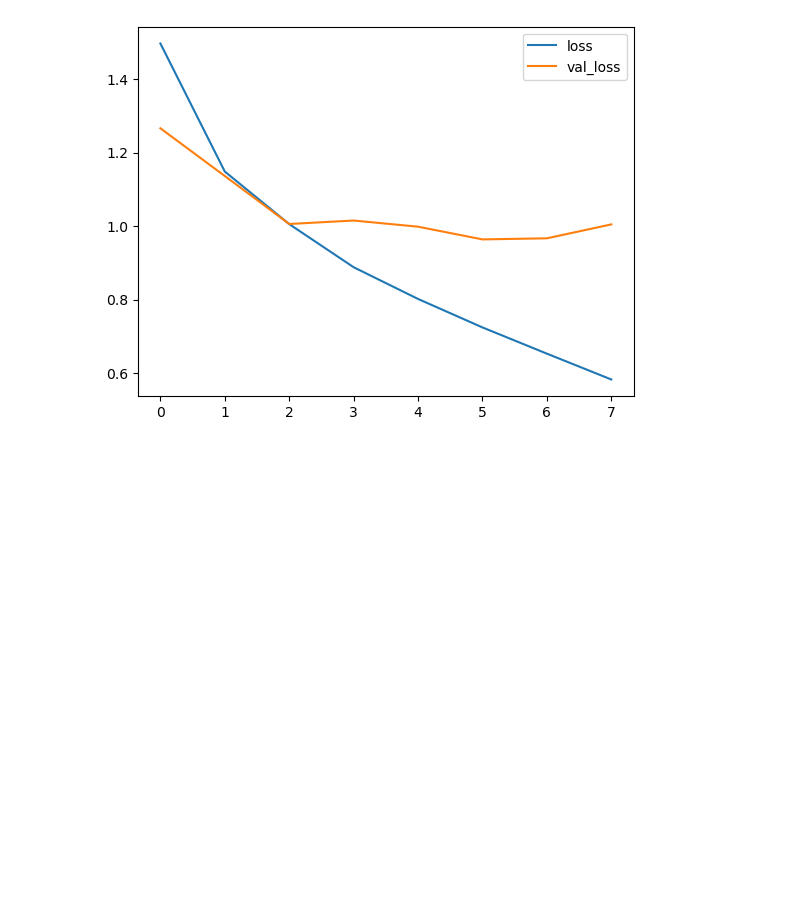
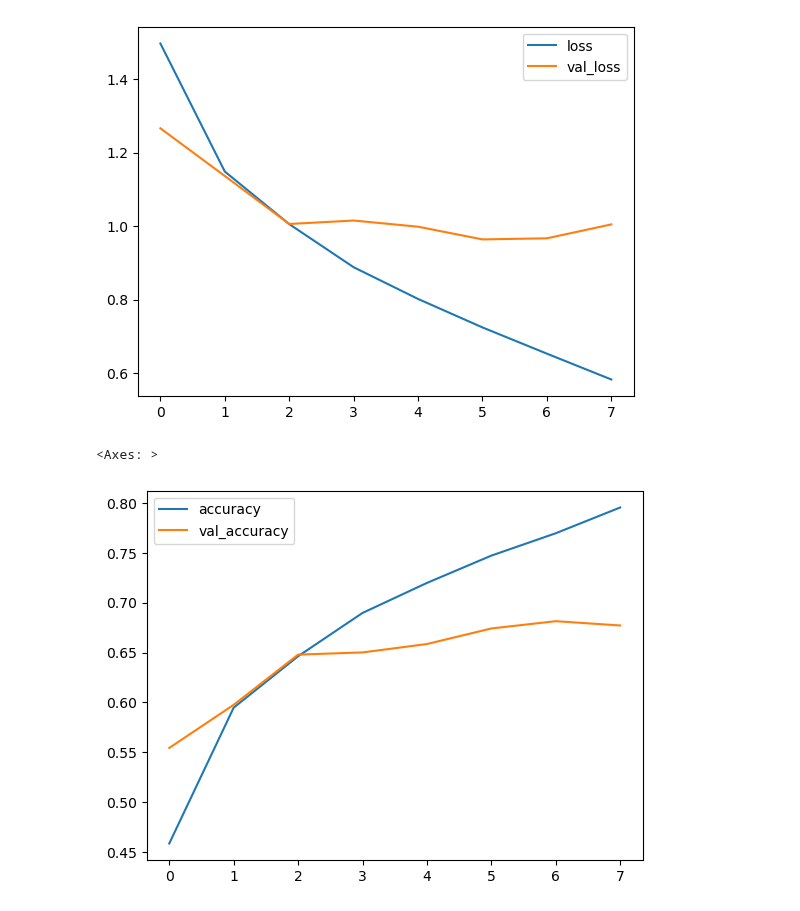
Before and after one commit to dancanyego/Deep-Learning-and-Neural-nets, a Jupyter notebook: CNN/Dealing with colored data.ipynb, the cells around one changed output. Drawn from its saved outputs; the diff is of its cells as text; code cells hidden in the pictures; blank space fills up the shorter version.

Commit message:
metrics

```diff
--- a/CNN/Dealing with colored data.ipynb
+++ b/CNN/Dealing with colored data.ipynb
@@ -157,3 +157,8 @@ metrics[['loss','val_loss']].plot()
 # %% [output]
 <Axes: >
 [figure]
+# %%
+metrics[['accuracy','val_accuracy']].plot()
+# %% [output]
+<Axes: >
+[figure, added]
```
